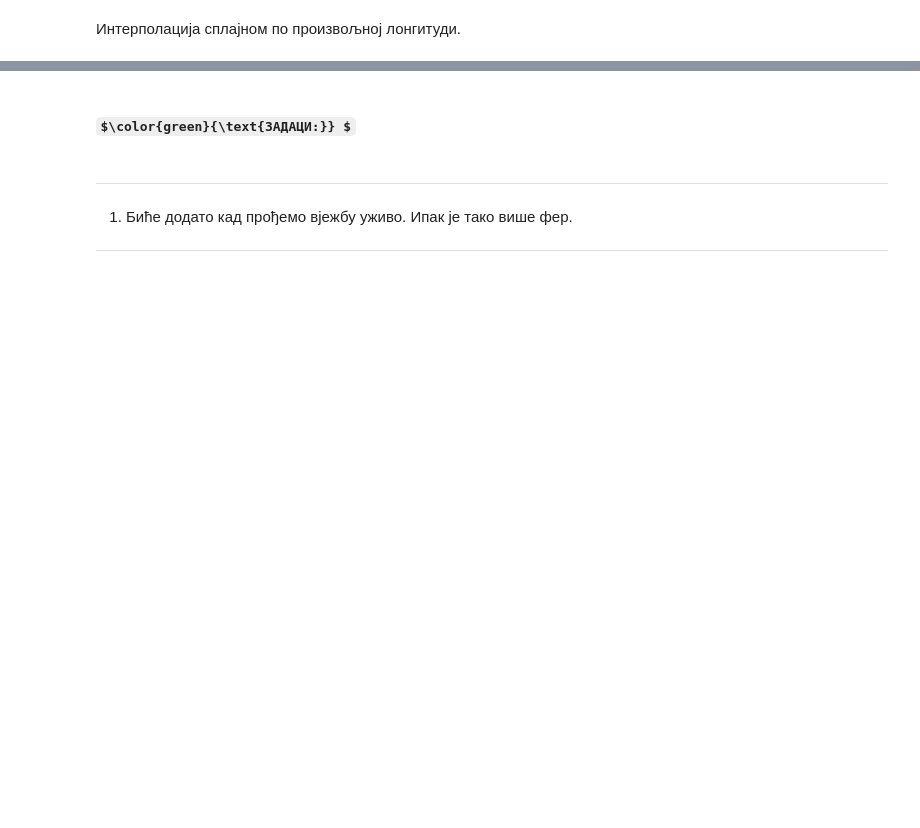
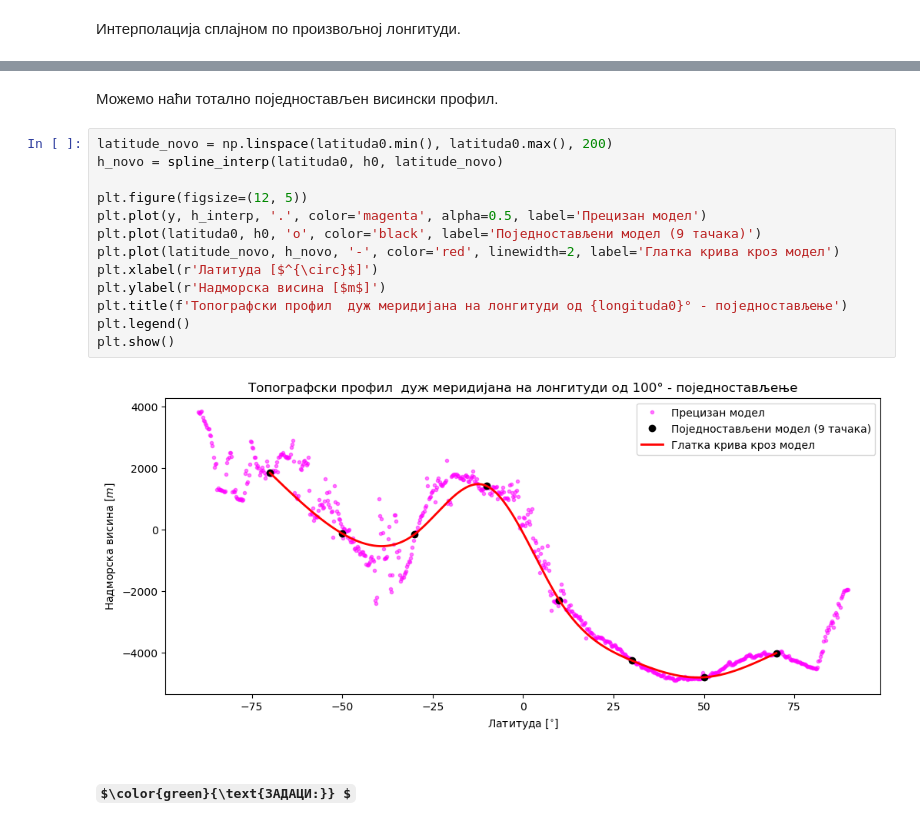
Before and after one commit to zorzeus/numericke-metode-u-astronomiji, a Jupyter notebook: nma_04.ipynb, the cells around one changed output, grey strips where cells are left out. Saved outputs shown, nothing was run; the diff lists cells and outputs as text; some formulas as TeX source; blank space fills up the shorter version.

```diff
--- a/nma_04.ipynb
+++ b/nma_04.ipynb
@@ -140,8 +387,19 @@ plt.show()
+# %% [markdown]
+ Можемо наћи тотално поједностављен висински профил.
+# %%
+latitude_novo = np.linspace(latituda0.min(), latituda0.max(), 200)
+h_novo = spline_interp(latituda0, h0, latitude_novo)
+
+plt.figure(figsize=(12, 5))
+plt.plot(y, h_interp, '.', color='magenta', alpha=0.5, label='Прецизан модел')
+plt.plot(latituda0, h0, 'o', color='black', label='Поједностављени модел (9 тачака)')
+plt.plot(latitude_novo, h_novo, '-', color='red', linewidth=2, label='Глатка крива кроз модел')
+plt.xlabel(r'Латитуда [$^{\circ}$]')
+plt.ylabel(r'Надморска висина [$m$]')
+plt.title(f'Топографски профил  дуж меридијана на лонгитуди од {longituda0}° - поједностављење')
+plt.legend()
+plt.show()
+# %% [output]
+[figure, added]
 # %% [markdown]
 ### $\color{green}{\text{ЗАДАЦИ:}} $
-# %% [markdown]
-<hr style="border: none; height: 2px; background-color: green; opacity: 0.5;" />
-
-1. Биће додато кад прођемо вјежбу уживо. Ипак је тако више фер.
-
-<hr style="border: none; height: 2px; background-color: green; opacity: 0.5;" />
```
Also changed, not shown: parts of 17 cells of this notebook.
